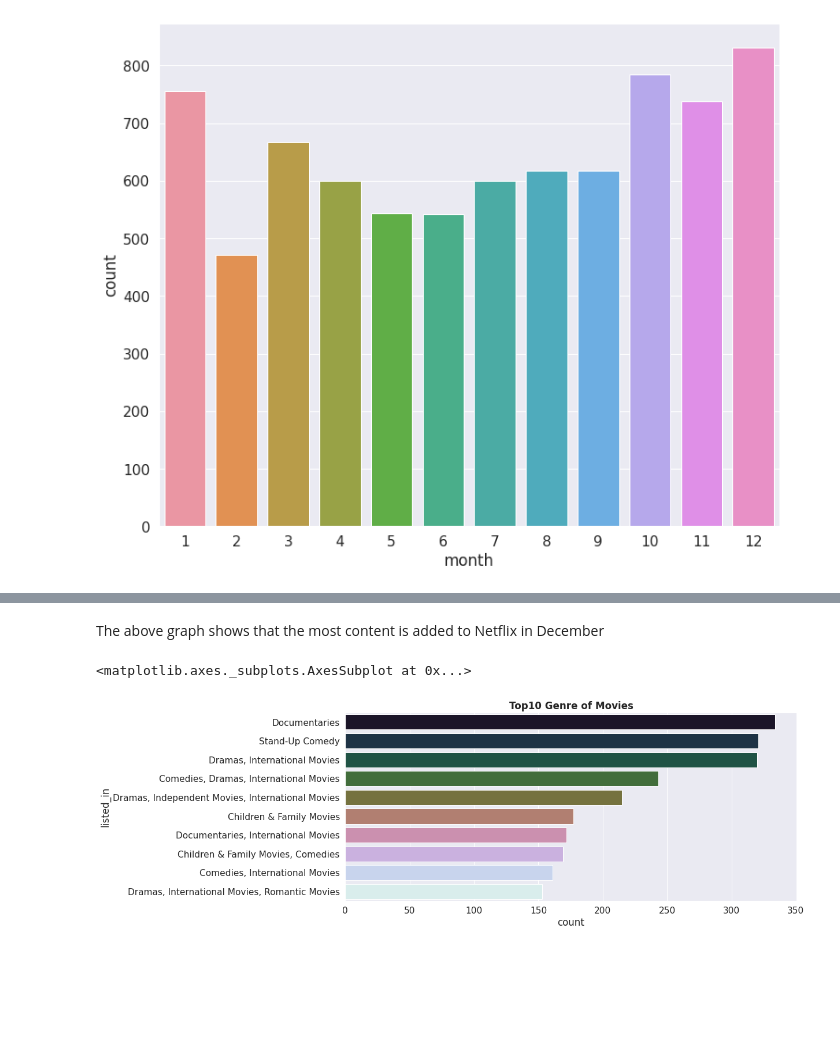
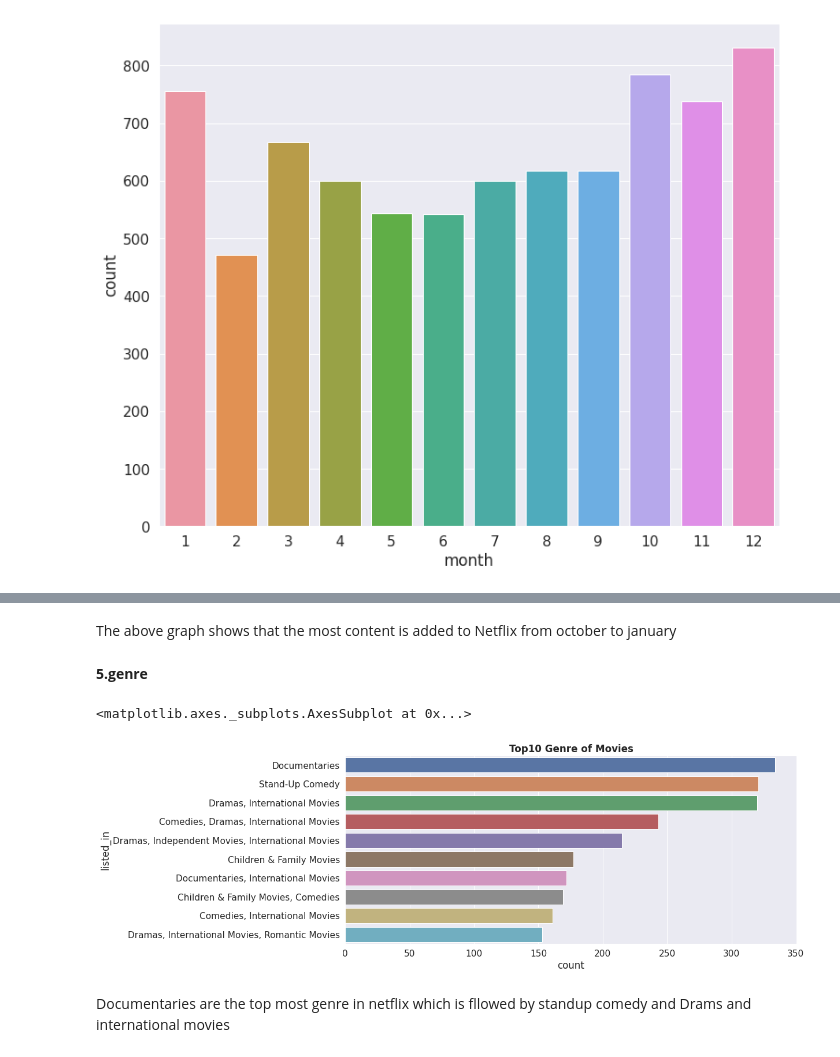
Before and after one commit to apoorvaKR12695/Netflix-Movies-and-TV-Shows-Clustering, a Jupyter notebook: NETFLIX_MOVIES_AND_TV_SHOWS_CLUSTERING.ipynb, the cells around one changed output, grey strips where cells are left out. Saved outputs shown, nothing was run; the diff lists cells and outputs as text; code cells hidden in the pictures; blank space fills up the shorter version.

```diff
--- a/NETFLIX_MOVIES_AND_TV_SHOWS_CLUSTERING.ipynb
+++ b/NETFLIX_MOVIES_AND_TV_SHOWS_CLUSTERING.ipynb
@@ -387,13 +412,17 @@ ax=sns.countplot('month',data= df)
 # %% [markdown]
-The above graph shows that the most content is added to Netflix in December
+The above graph shows that the most content is added to Netflix from october to january
+# %% [markdown]
+**5.genre**
 # %%
 #Analysing top10 genre of the movies
 plt.figure(figsize=(14,6))
 plt.title('Top10 Genre of Movies',fontweight="bold")
-sns.countplot(y=movies['listed_in'],data=movies,order=movies['listed_in'].value_counts().index[0:10],palette="cubehelix")
+sns.countplot(y=movies['listed_in'],data=movies,order=movies['listed_in'].value_counts().index[0:10])
 # %% [output]
 <matplotlib.axes._subplots.AxesSubplot at 0x...>
-[figure, old version]
+[figure, new version]
+# %% [markdown]
+Documentaries are the top most genre in netflix which is fllowed by standup comedy and Drams and international movies
 # %%
 #Analysing top10 genres of TVSHOWS
 plt.figure(figsize=(14,6))
```
Also changed, not shown: parts of 106 cells of this notebook.
